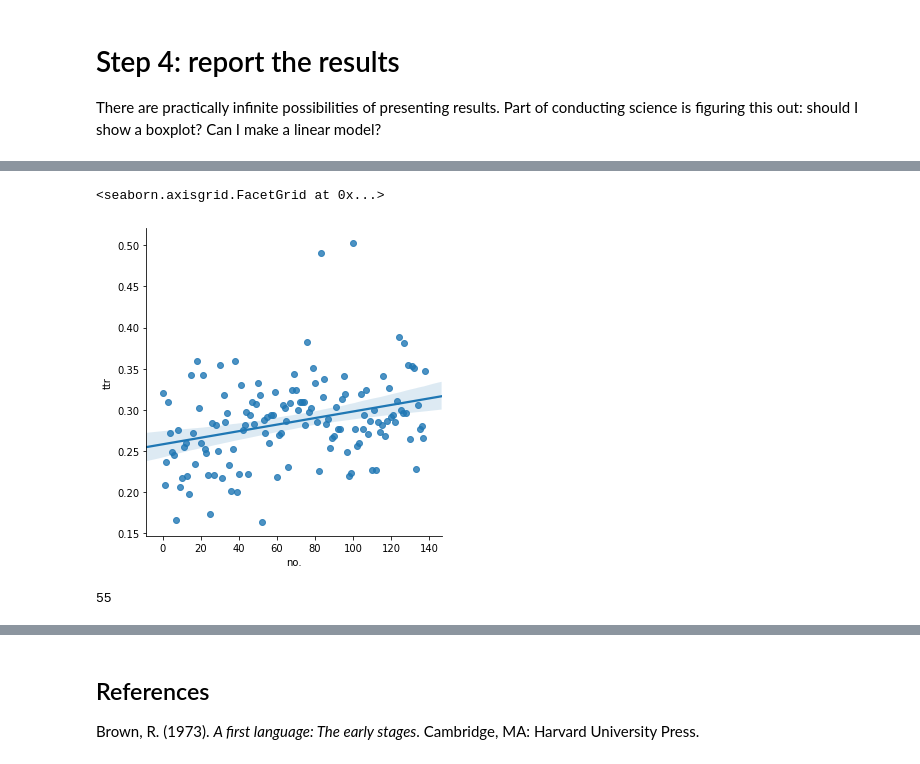
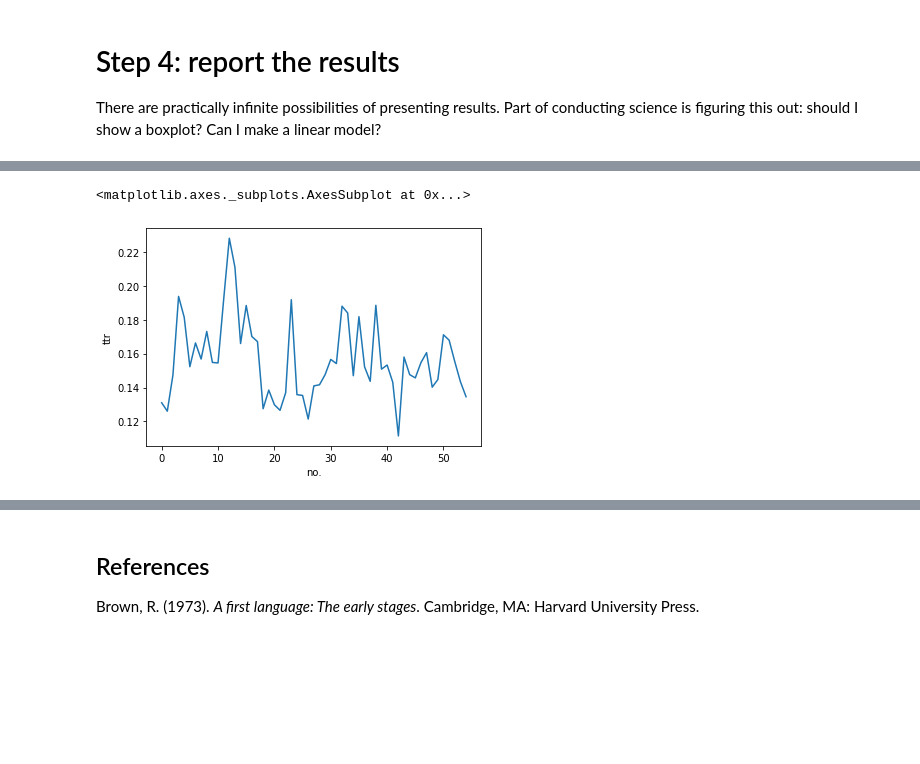
Before and after one commit to ethanweed/CLA_2019, a Jupyter notebook: Coding/Wednesday Instruction/Lesson5.ipynb, the cells around one changed output, grey strips where cells are left out. Drawn from its saved outputs; the diff is of its cells as text; code cells hidden in the pictures; blank space fills up the shorter version.

```diff
--- a/Coding/Wednesday Instruction/Lesson5.ipynb
+++ b/Coding/Wednesday Instruction/Lesson5.ipynb
@@ -254,9 +254,5 @@ sns.lmplot(x='no.', y='mlu', data=df)
 # %%
-sns.lmplot(x='no.', y='ttr', data=df)
+sns.lineplot(x='no.', y='ttr', data=df)
 # %% [output]
-<seaborn.axisgrid.FacetGrid at 0x...>
+<matplotlib.axes._subplots.AxesSubplot at 0x...>
-[figure, old version]
+[figure, new version]
-# %%
-len(df)
-# %% [output]
-55
```
Also changed, not shown: parts of 5 cells of this notebook, 2 other files.
